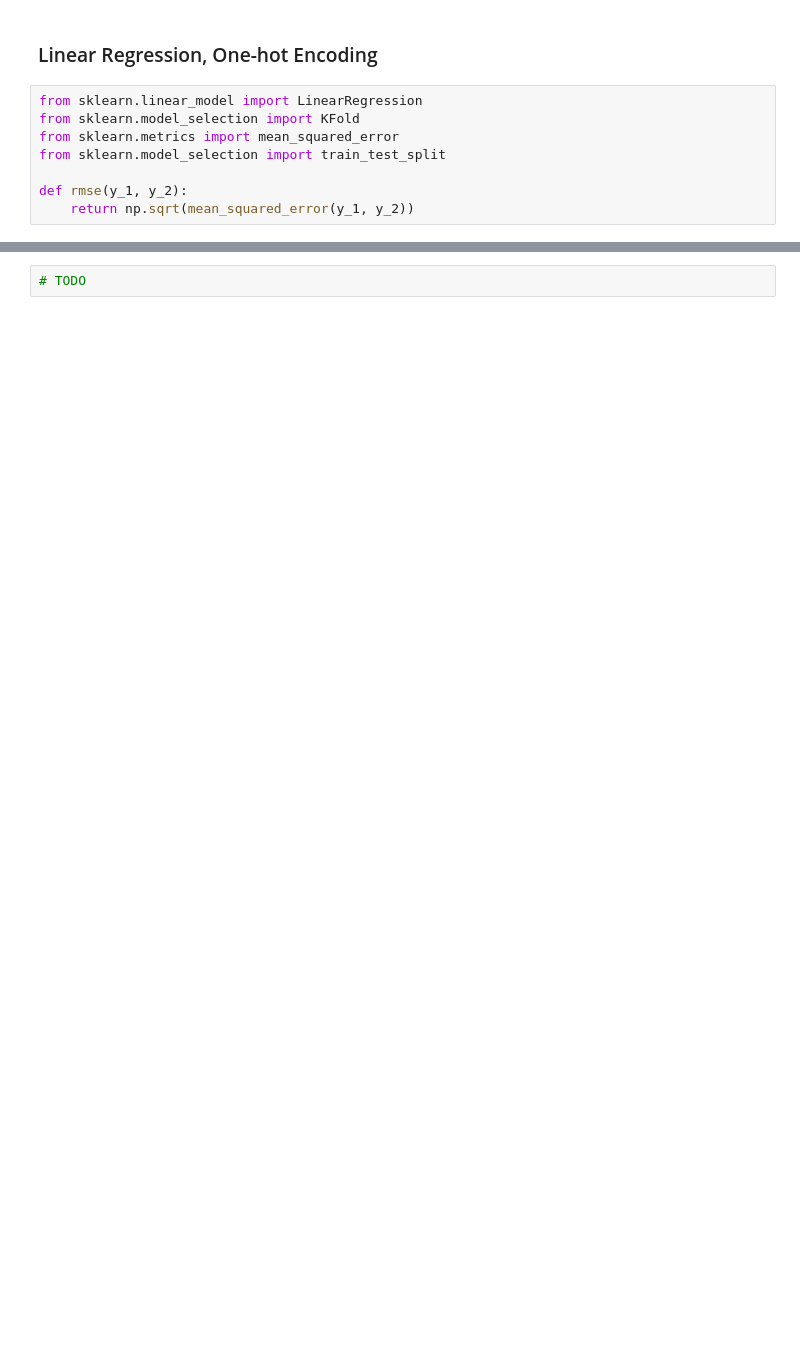
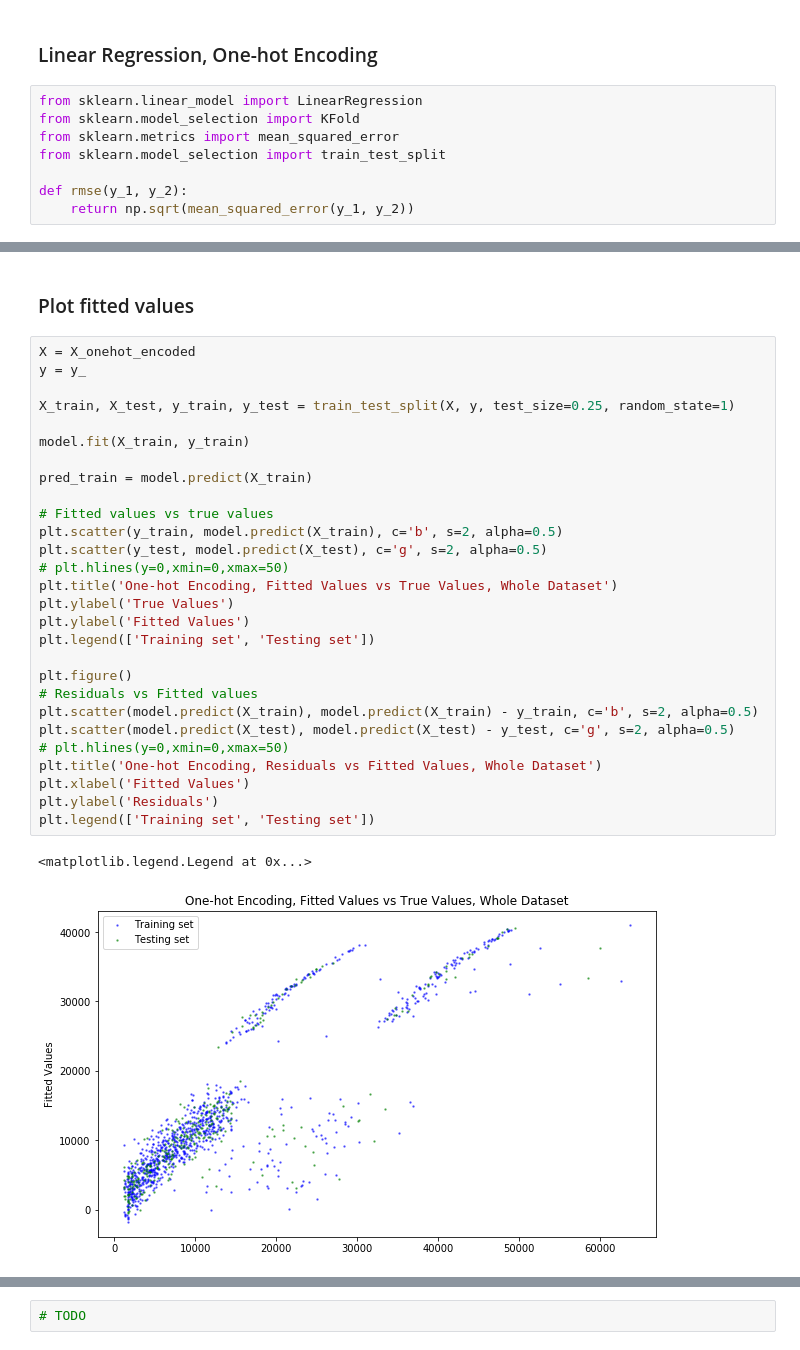
Before and after one commit to 219Winter2019adjz/Project4, a Jupyter notebook: Dataset3.ipynb, the cells around one changed output, grey strips where cells are left out. Cells and saved outputs as stored; diff of their text form; blank space fills up the shorter version.

Commit message:
Added Q3 metrics and plots

```diff
--- a/Dataset3.ipynb
+++ b/Dataset3.ipynb
@@ -98,0 +128,33 @@ def rmse(y_1, y_2):
+# %% [markdown]
+### Plot fitted values
+# %%
+X = X_onehot_encoded
+y = y_
+
+X_train, X_test, y_train, y_test = train_test_split(X, y, test_size=0.25, random_state=1)
+
+model.fit(X_train, y_train)
+
+pred_train = model.predict(X_train)
+
+# Fitted values vs true values
+plt.scatter(y_train, model.predict(X_train), c='b', s=2, alpha=0.5)
+plt.scatter(y_test, model.predict(X_test), c='g', s=2, alpha=0.5)
+# plt.hlines(y=0,xmin=0,xmax=50)
+plt.title('One-hot Encoding, Fitted Values vs True Values, Whole Dataset')
+plt.ylabel('True Values')
+plt.ylabel('Fitted Values')
+plt.legend(['Training set', 'Testing set'])
+
+plt.figure()
+# Residuals vs Fitted values
+plt.scatter(model.predict(X_train), model.predict(X_train) - y_train, c='b', s=2, alpha=0.5)
+plt.scatter(model.predict(X_test), model.predict(X_test) - y_test, c='g', s=2, alpha=0.5)
+# plt.hlines(y=0,xmin=0,xmax=50)
+plt.title('One-hot Encoding, Residuals vs Fitted Values, Whole Dataset')
+plt.xlabel('Fitted Values')
+plt.ylabel('Residuals')
+plt.legend(['Training set', 'Testing set'])
+# %% [output]
+<matplotlib.legend.Legend at 0x...>
+[figure, added]
```
Also changed, not shown: parts of 24 cells of this notebook.
